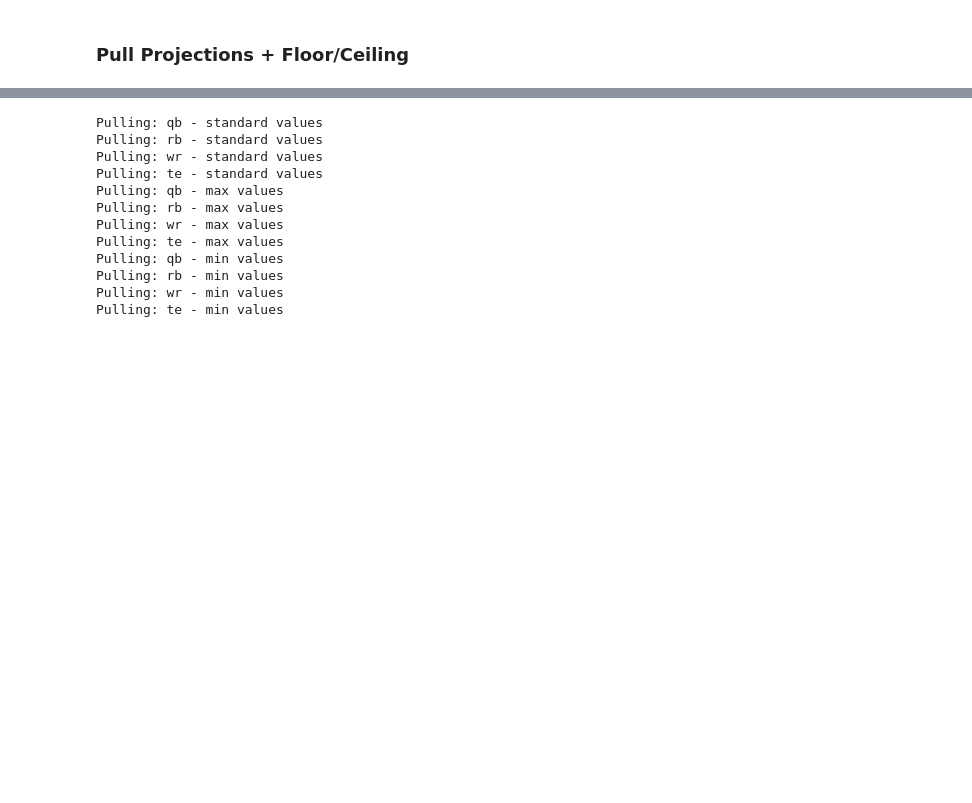
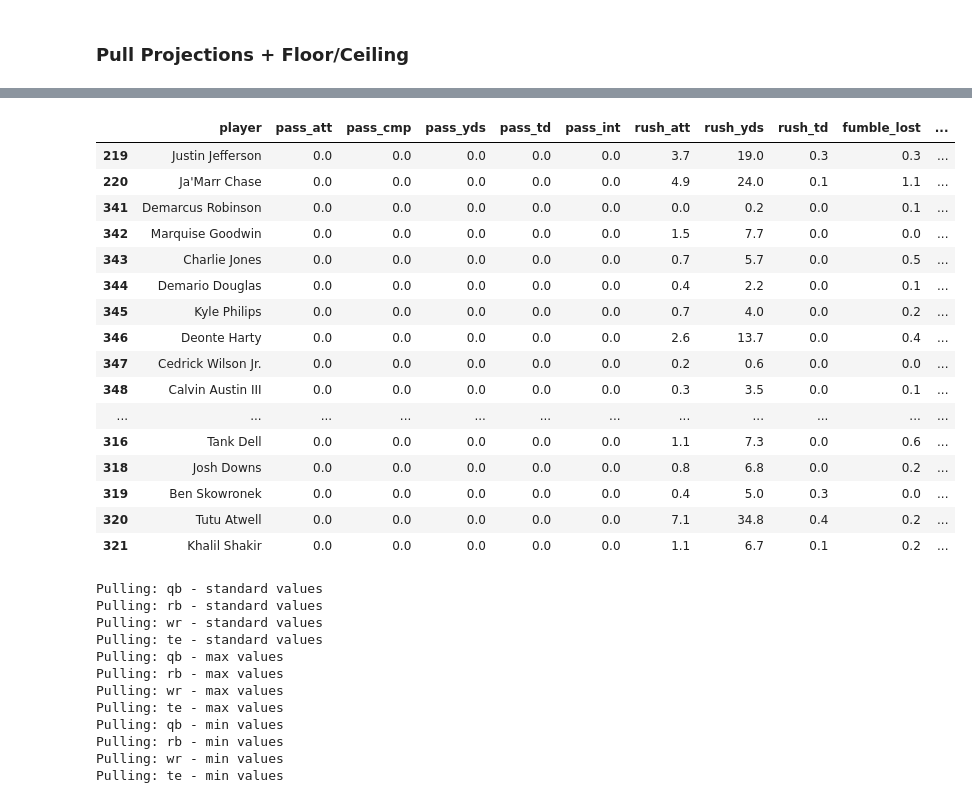
Before and after one commit to Saurabh1975/ffb-streamlit, a Jupyter notebook: ffb-streamlit-sandbox.ipynb, the cells around one changed output, grey strips where cells are left out. Saved outputs shown, nothing was run; the diff lists cells and outputs as text; code cells hidden in the pictures; blank space fills up the shorter version.

Commit message:
Data read

```diff
--- a/ffb-streamlit-sandbox.ipynb
+++ b/ffb-streamlit-sandbox.ipynb
@@ -133,0 +202,5 @@ def clean_fantasy_pull(dfs):
+# %%
+
+df_proj = pd.read_csv('Data/fpros_projections.csv')
+df_proj_floor = pd.read_csv('Data/fpros_projections_floor.csv')
+df_proj_ceil = pd.read_csv('Data/fpros_projections_ceil.csv')
@@ -134,3 +237,23 @@ def clean_fantasy_pull(dfs):
+# %%
+df_proj[df_proj.position == 'wr'].sort_values(by="pass_att", ascending = False).head(32)
+# %% [output]
+|  | player | pass_att | pass_cmp | pass_yds | pass_td | pass_int | rush_att | rush_yds | rush_td | fumble_lost | ... |
+| 219 | Justin Jefferson | 0.0 | 0.0 | 0.0 | 0.0 | 0.0 | 3.7 | 19.0 | 0.3 | 0.3 | ... |
+| 220 | Ja'Marr Chase | 0.0 | 0.0 | 0.0 | 0.0 | 0.0 | 4.9 | 24.0 | 0.1 | 1.1 | ... |
+| 341 | Demarcus Robinson | 0.0 | 0.0 | 0.0 | 0.0 | 0.0 | 0.0 | 0.2 | 0.0 | 0.1 | ... |
+| 342 | Marquise Goodwin | 0.0 | 0.0 | 0.0 | 0.0 | 0.0 | 1.5 | 7.7 | 0.0 | 0.0 | ... |
+| 343 | Charlie Jones | 0.0 | 0.0 | 0.0 | 0.0 | 0.0 | 0.7 | 5.7 | 0.0 | 0.5 | ... |
+| 344 | Demario Douglas | 0.0 | 0.0 | 0.0 | 0.0 | 0.0 | 0.4 | 2.2 | 0.0 | 0.1 | ... |
+| 345 | Kyle Philips | 0.0 | 0.0 | 0.0 | 0.0 | 0.0 | 0.7 | 4.0 | 0.0 | 0.2 | ... |
+| 346 | Deonte Harty | 0.0 | 0.0 | 0.0 | 0.0 | 0.0 | 2.6 | 13.7 | 0.0 | 0.4 | ... |
+| 347 | Cedrick Wilson Jr. | 0.0 | 0.0 | 0.0 | 0.0 | 0.0 | 0.2 | 0.6 | 0.0 | 0.0 | ... |
+| 348 | Calvin Austin III | 0.0 | 0.0 | 0.0 | 0.0 | 0.0 | 0.3 | 3.5 | 0.0 | 0.1 | ... |
+| ... | ... | ... | ... | ... | ... | ... | ... | ... | ... | ... | ... |
+| 316 | Tank Dell | 0.0 | 0.0 | 0.0 | 0.0 | 0.0 | 1.1 | 7.3 | 0.0 | 0.6 | ... |
+| 318 | Josh Downs | 0.0 | 0.0 | 0.0 | 0.0 | 0.0 | 0.8 | 6.8 | 0.0 | 0.2 | ... |
+| 319 | Ben Skowronek | 0.0 | 0.0 | 0.0 | 0.0 | 0.0 | 0.4 | 5.0 | 0.3 | 0.0 | ... |
+| 320 | Tutu Atwell | 0.0 | 0.0 | 0.0 | 0.0 | 0.0 | 7.1 | 34.8 | 0.4 | 0.2 | ... |
+| 321 | Khalil Shakir | 0.0 | 0.0 | 0.0 | 0.0 | 0.0 | 1.1 | 6.7 | 0.1 | 0.2 | ... |
 # %%
 ##Standard
 
```
Also changed, not shown: parts of 5 cells of this notebook, 4 other files.
